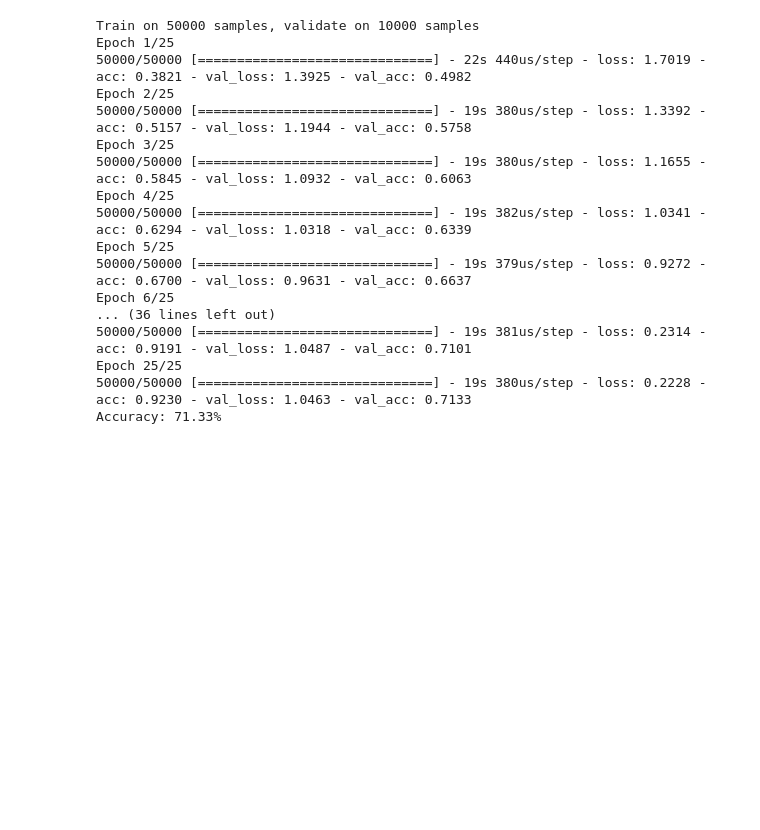
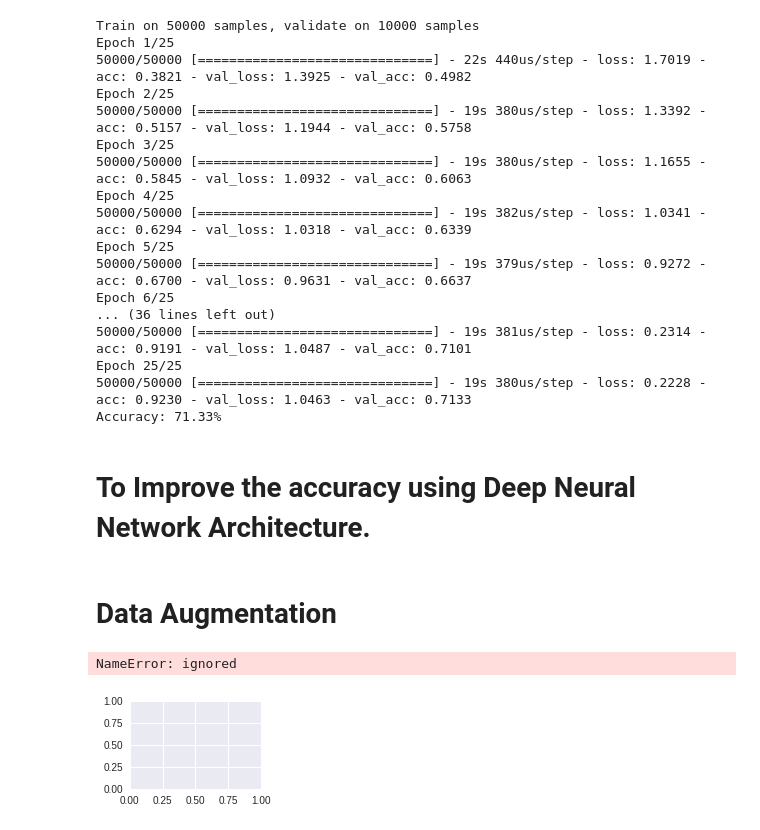
Before and after one commit to MallikarjunNamagiri/mallik32, a Jupyter notebook: CNN/Dataset–CIFAR10.ipynb, the cells around one changed output. Saved outputs shown, nothing was run; the diff lists cells and outputs as text; code cells hidden in the pictures; blank space fills up the shorter version.

```diff
--- a/CNN/Dataset–CIFAR10.ipynb
+++ b/CNN/Dataset–CIFAR10.ipynb
@@ -114,3 +115,27 @@ Epoch 6/25
 Epoch 25/25
 50000/50000 [==============================] - 19s 380us/step - loss: 0.2228 - acc: 0.9230 - val_loss: 1.0463 - val_acc: 0.7133
 Accuracy: 71.33%
+# %% [markdown]
+# To Improve the accuracy using Deep Neural Network Architecture.
+# %% [markdown]
+# Data Augmentation
+# %%
+from keras.preprocessing.image import ImageDataGenerator
+datagen = ImageDataGenerator( rotation_range=90,
+                 width_shift_range=0.1, height_shift_range=0.1,
+                 horizontal_flip=True)
+datagen.fit(X_train)
+# %%
+from matplotlib import pyplot as plt
+# Configure batch size and retrieve one batch of images
+for X_batch, y_batch in datagen.flow(X_train, y_train, batch_size=9):
+    # Show 9 images
+    for i in range(0, 9):
+        plt.subplot(330 + 1 + i)
+        plt.imshow(toimage(X_batch[i].reshape(img_rows, img_cols, 3)))
+    # show the plot
+    plt.show()
+    break
+# %% [output]
+NameError: ignored
+[figure, added]
```
Also changed, not shown: parts of 7 cells of this notebook.
